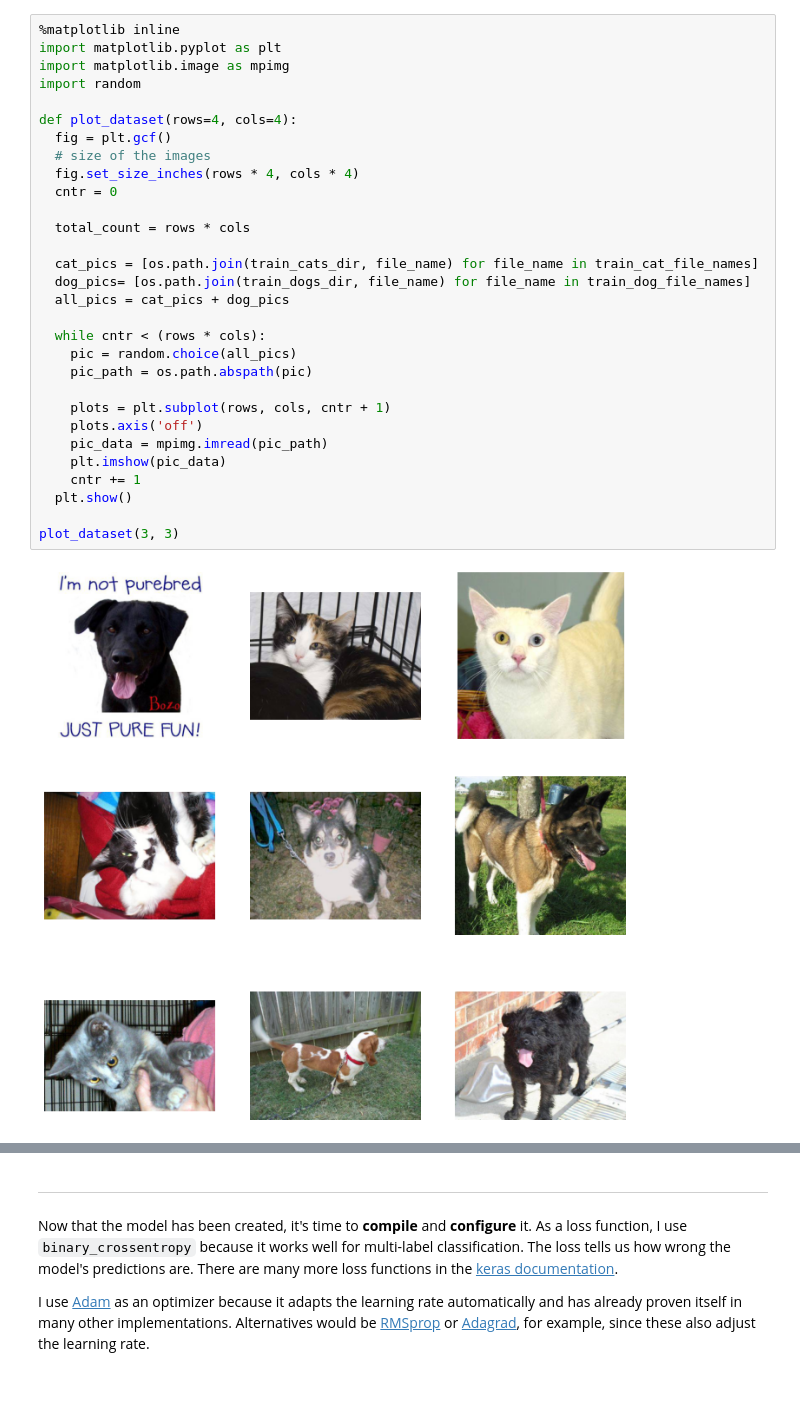
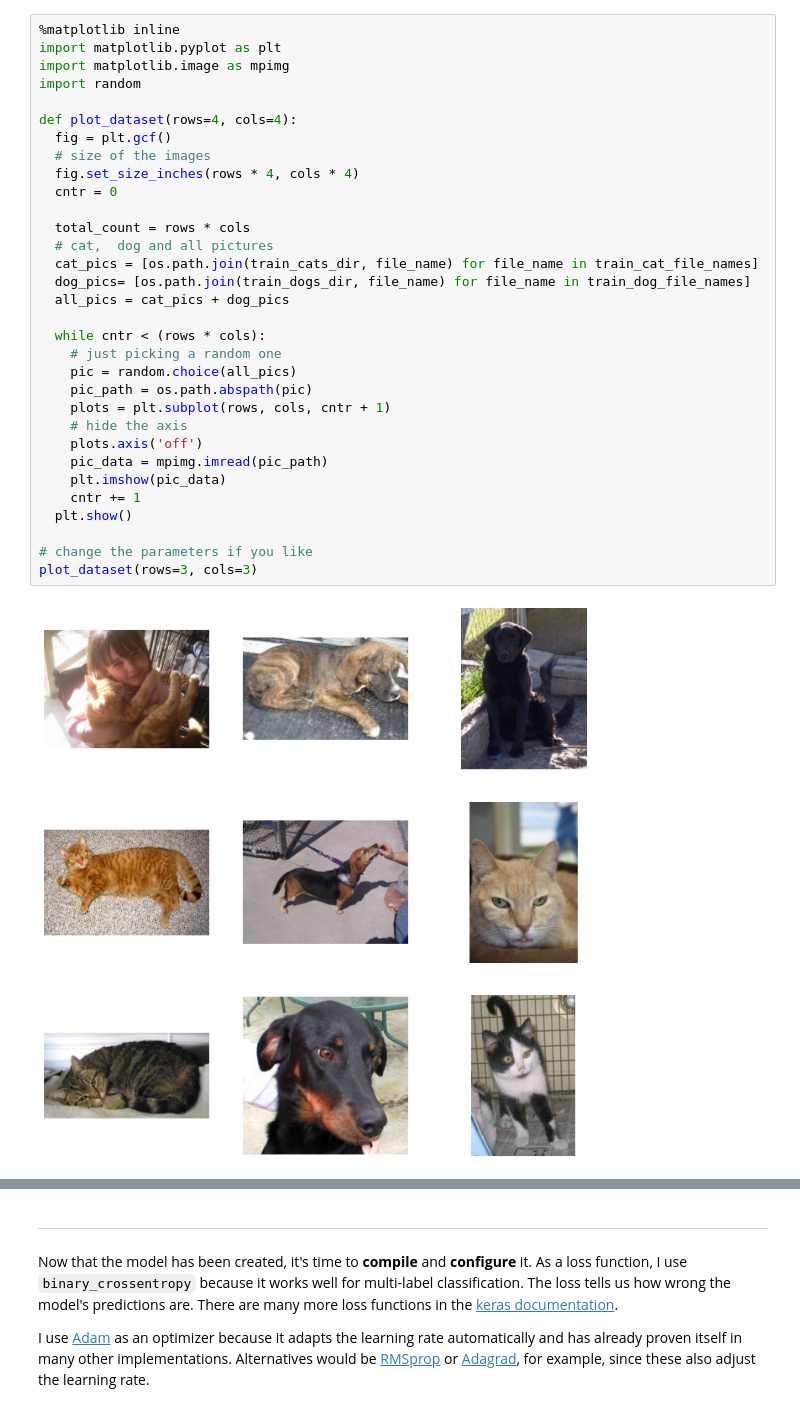
Before and after one commit to Deep-Learning-in-Multimedia/jupyter-notebook-Niick95, a Jupyter notebook: Niklas_Holtz_Deep_Dream.ipynb, the cells around one changed output, grey strips where cells are left out. Cells and saved outputs as stored; diff of their text form.

```diff
--- a/Niklas_Holtz_Deep_Dream.ipynb
+++ b/Niklas_Holtz_Deep_Dream.ipynb
@@ -119,35 +129,37 @@ To get a first impression of how the images look within the data set, they are o
 # %%
 %matplotlib inline
 import matplotlib.pyplot as plt
 import matplotlib.image as mpimg
 import random
 
 def plot_dataset(rows=4, cols=4):
   fig = plt.gcf()
   # size of the images
   fig.set_size_inches(rows * 4, cols * 4)
   cntr = 0
 
   total_count = rows * cols
-
+  # cat,  dog and all pictures
   cat_pics = [os.path.join(train_cats_dir, file_name) for file_name in train_cat_file_names]
   dog_pics= [os.path.join(train_dogs_dir, file_name) for file_name in train_dog_file_names]
   all_pics = cat_pics + dog_pics
 
   while cntr < (rows * cols):
+    # just picking a random one
     pic = random.choice(all_pics)
     pic_path = os.path.abspath(pic)
-
     plots = plt.subplot(rows, cols, cntr + 1)
+    # hide the axis
     plots.axis('off')
     pic_data = mpimg.imread(pic_path)
     plt.imshow(pic_data)
     cntr += 1
   plt.show()
 
-plot_dataset(3, 3)
+# change the parameters if you like
+plot_dataset(rows=3, cols=3)
 # %% [output]
-[figure, old version]
+[figure, new version]
 # %% [markdown]
 ---
 The architecture of the CNN is now determined at this point. The classic CNN architecture usually consists of several convolution layers, pooling layers and one or more fully connected layers. After researching and comparing with other neural networks, I decided to use **four** convolution layers. The filter size of them is continuously increasing from 16 up to 128. In addition, the use the ReLU activation function (rectified linear unit).
```
Also changed, not shown: parts of 34 cells of this notebook.
